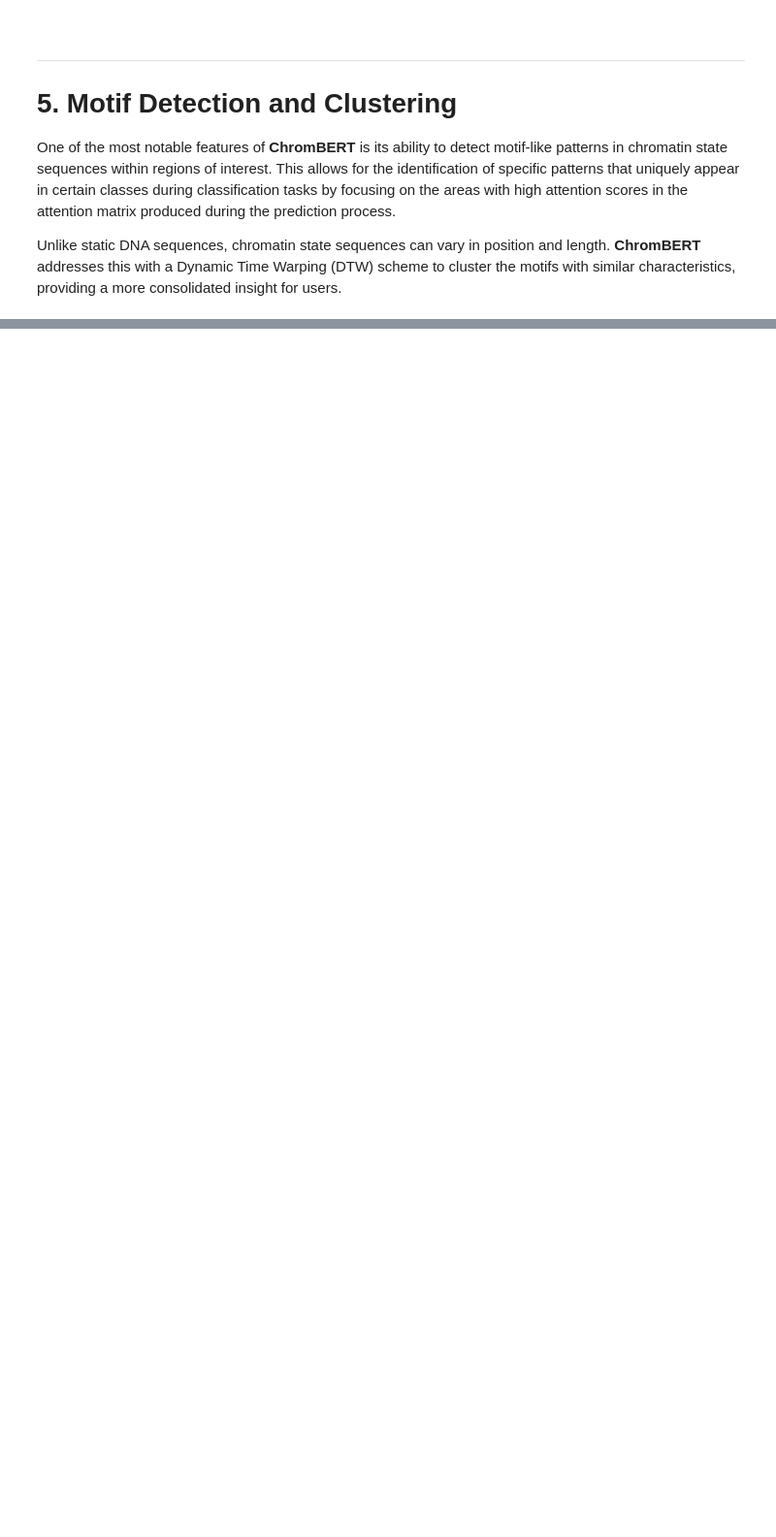
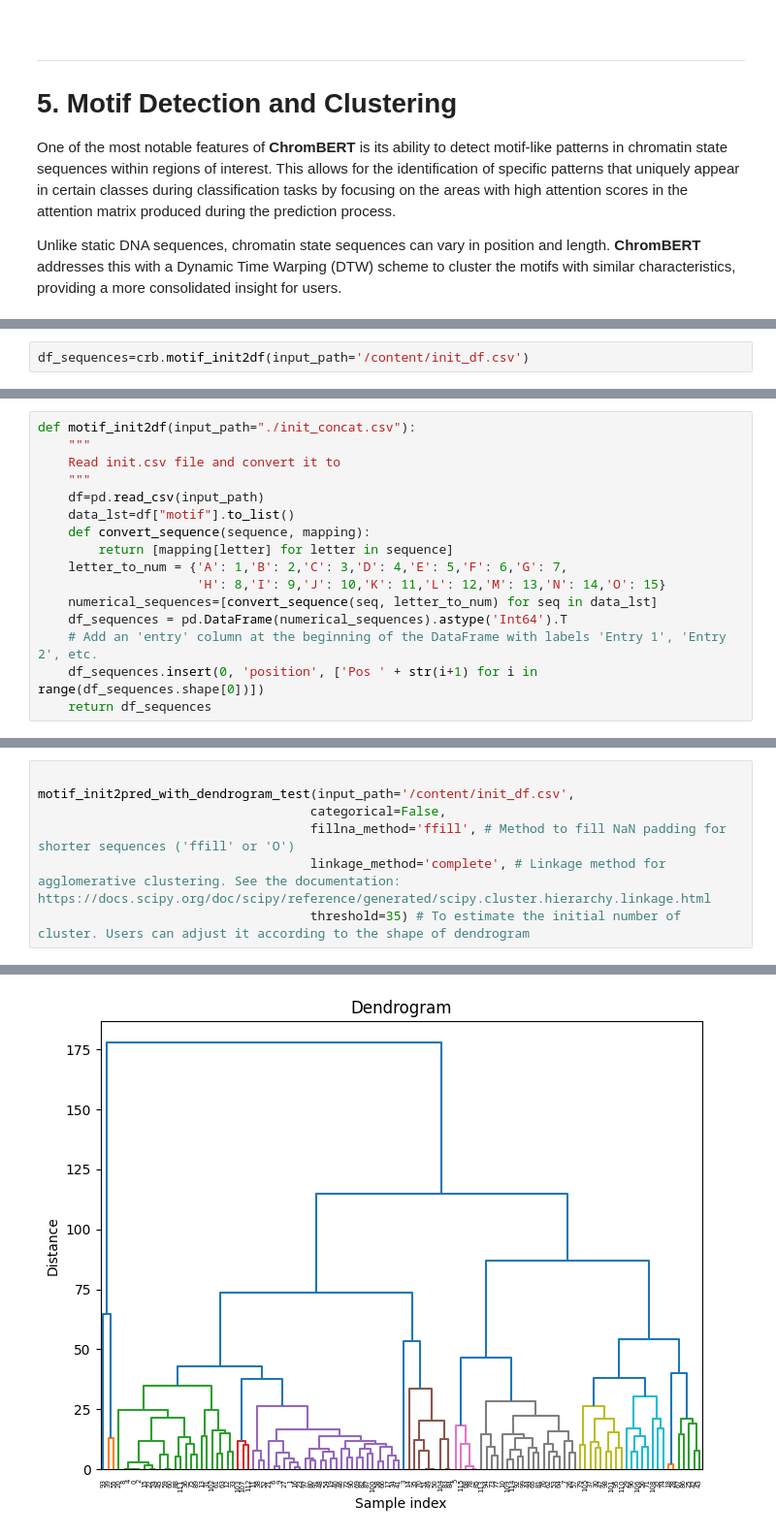
Before and after one commit to caocao0525/ChromBERT, a Jupyter notebook: colab/ChromBERT_on_Colab.ipynb, the cells around one changed output, grey strips where cells are left out. Shown: that part at 97% size. Drawn from its saved outputs; the diff is of its cells as text; blank space fills up the shorter version.

```diff
--- a/colab/ChromBERT_on_Colab.ipynb
+++ b/colab/ChromBERT_on_Colab.ipynb
@@ -1030,0 +1044,2 @@ In this tutorial, we will identify and analyze representative chromatin state se
+# %%
+df_sequences=crb.motif_init2df(input_path='/content/init_df.csv')
@@ -1030,0 +1106,16 @@ In this tutorial, we will identify and analyze representative chromatin state se
+# %%
+def motif_init2df(input_path="./init_concat.csv"):
+    """
+    Read init.csv file and convert it to
+    """
+    df=pd.read_csv(input_path)
+    data_lst=df["motif"].to_list()
+    def convert_sequence(sequence, mapping):
+        return [mapping[letter] for letter in sequence]
+    letter_to_num = {'A': 1,'B': 2,'C': 3,'D': 4,'E': 5,'F': 6,'G': 7,
+                     'H': 8,'I': 9,'J': 10,'K': 11,'L': 12,'M': 13,'N': 14,'O': 15}
+    numerical_sequences=[convert_sequence(seq, letter_to_num) for seq in data_lst]
+    df_sequences = pd.DataFrame(numerical_sequences).astype('Int64').T
+    # Add an 'entry' column at the beginning of the DataFrame with labels 'Entry 1', 'Entry 2', etc.
+    df_sequences.insert(0, 'position', ['Pos ' + str(i+1) for i in range(df_sequences.shape[0])])
+    return df_sequences
@@ -1030,0 +1229,8 @@ In this tutorial, we will identify and analyze representative chromatin state se
+# %%
+
+motif_init2pred_with_dendrogram_test(input_path='/content/init_df.csv',
+                                    categorical=False,
+                                    fillna_method='ffill', # Method to fill NaN padding for shorter sequences ('ffill' or 'O')
+                                    linkage_method='complete', # Linkage method for agglomerative clustering. See the documentation: https://docs.scipy.org/doc/scipy/reference/generated/scipy.cluster.hierarchy.linkage.html
+                                    threshold=35) # To estimate the initial number of cluster. Users can adjust it according to the shape of dendrogram
+# %% [output]
@@ -1030,0 +1238 @@ In this tutorial, we will identify and analyze representative chromatin state se
+[figure, added]
```
Also changed, not shown: parts of 23 cells of this notebook.
